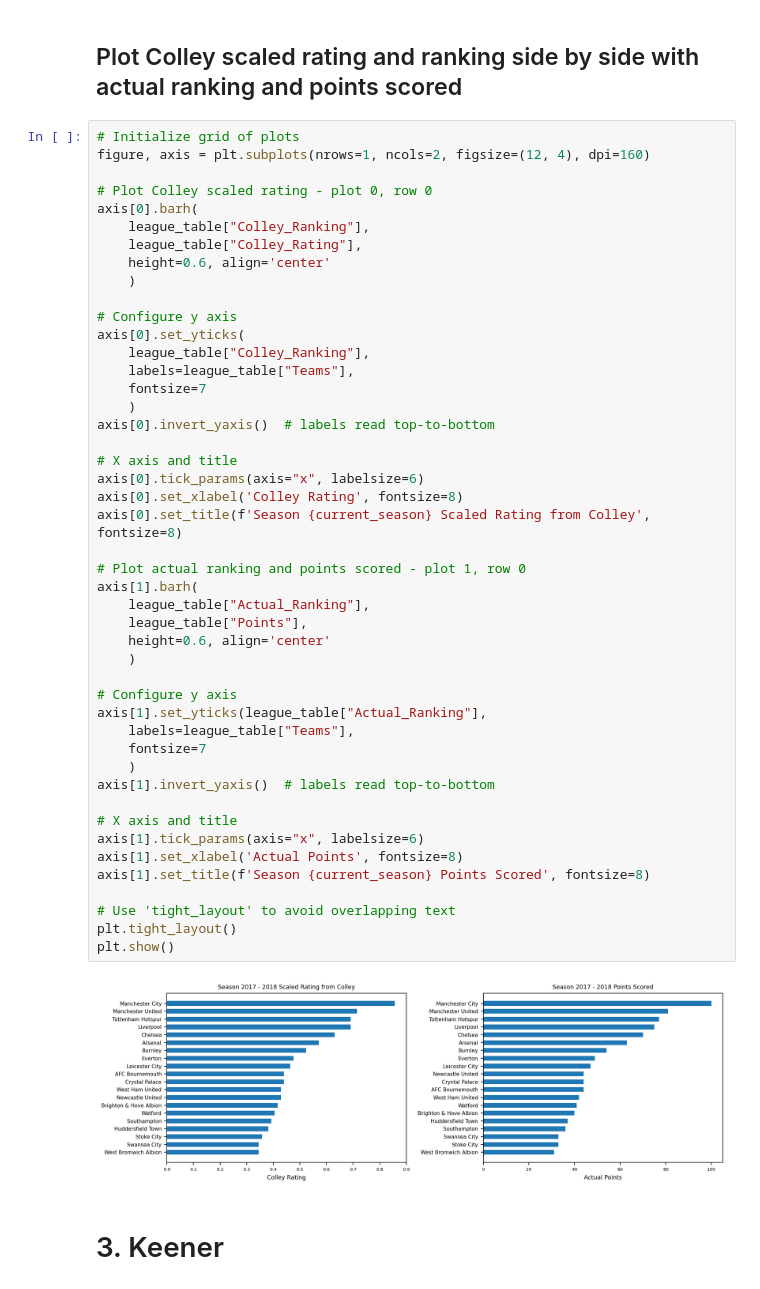
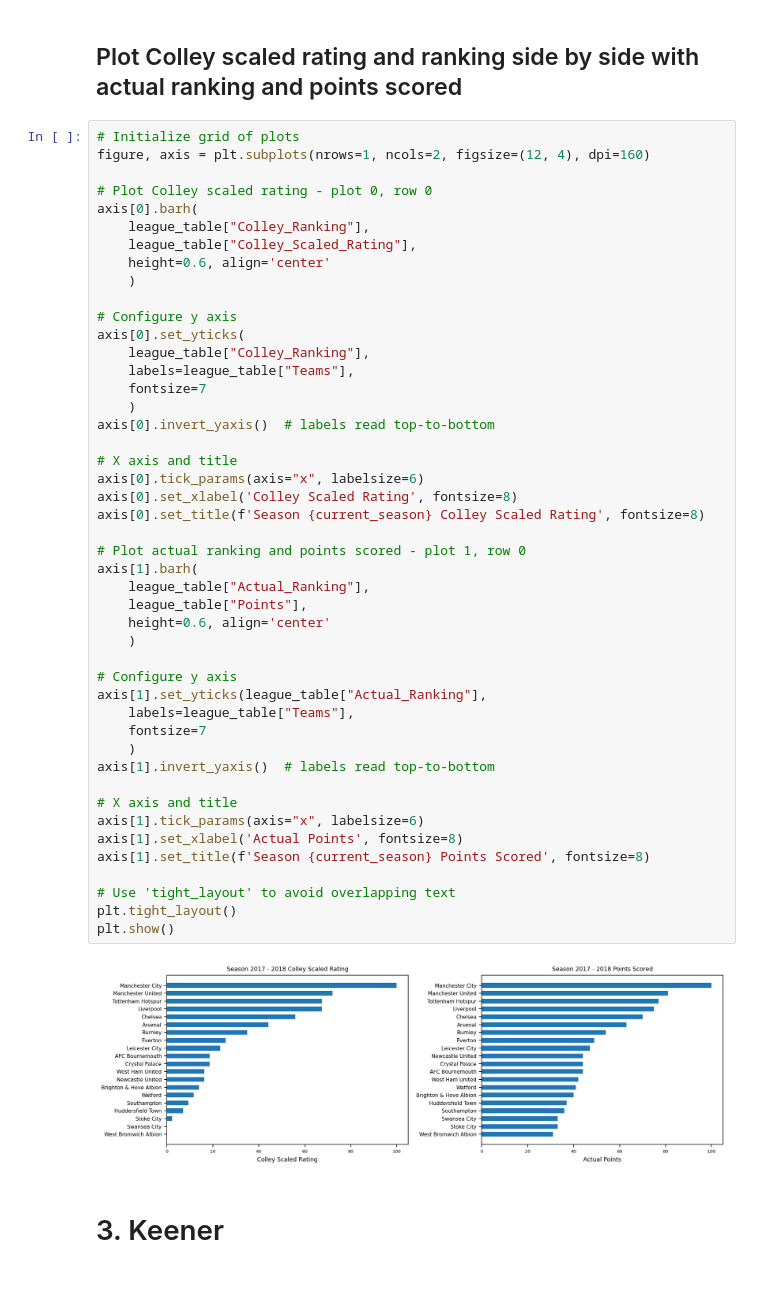
Before and after one commit to PaschalisLagias/SportsRating, a Jupyter notebook: Wk7_Sports_Rating_and_Ranking.ipynb, the cells around one changed output. Saved outputs shown, nothing was run; the diff lists cells and outputs as text.

Commit message:
Corrected column names for scaled rating and Colley formulas

```diff
--- a/Wk7_Sports_Rating_and_Ranking.ipynb
+++ b/Wk7_Sports_Rating_and_Ranking.ipynb
@@ -459,7 +480,7 @@ figure, axis = plt.subplots(nrows=1, ncols=2, figsize=(12, 4), dpi=160)
 # Plot Colley scaled rating - plot 0, row 0
 axis[0].barh(
     league_table["Colley_Ranking"],
-    league_table["Colley_Rating"],
+    league_table["Colley_Scaled_Rating"],
     height=0.6, align='center'
     )
 
@@ -470,36 +491,36 @@ axis[0].set_yticks(
     fontsize=7
     )
 axis[0].invert_yaxis()  # labels read top-to-bottom
 
 # X axis and title
 axis[0].tick_params(axis="x", labelsize=6)
-axis[0].set_xlabel('Colley Rating', fontsize=8)
-axis[0].set_title(f'Season {current_season} Scaled Rating from Colley', fontsize=8)
+axis[0].set_xlabel('Colley Scaled Rating', fontsize=8)
+axis[0].set_title(f'Season {current_season} Colley Scaled Rating', fontsize=8)
 
 # Plot actual ranking and points scored - plot 1, row 0
 axis[1].barh(
     league_table["Actual_Ranking"],
     league_table["Points"],
     height=0.6, align='center'
     )
 
 # Configure y axis
 axis[1].set_yticks(league_table["Actual_Ranking"],
     labels=league_table["Teams"],
     fontsize=7
     )
 axis[1].invert_yaxis()  # labels read top-to-bottom
 
 # X axis and title
 axis[1].tick_params(axis="x", labelsize=6)
 axis[1].set_xlabel('Actual Points', fontsize=8)
 axis[1].set_title(f'Season {current_season} Points Scored', fontsize=8)
 
 # Use 'tight_layout' to avoid overlapping text
 plt.tight_layout()
 plt.show()
 # %% [output]
-[figure, old version]
+[figure, new version]
 # %% [markdown]
 # 3. Keener
 # %% [markdown]
```
Also changed, not shown: parts of 7 cells of this notebook.
